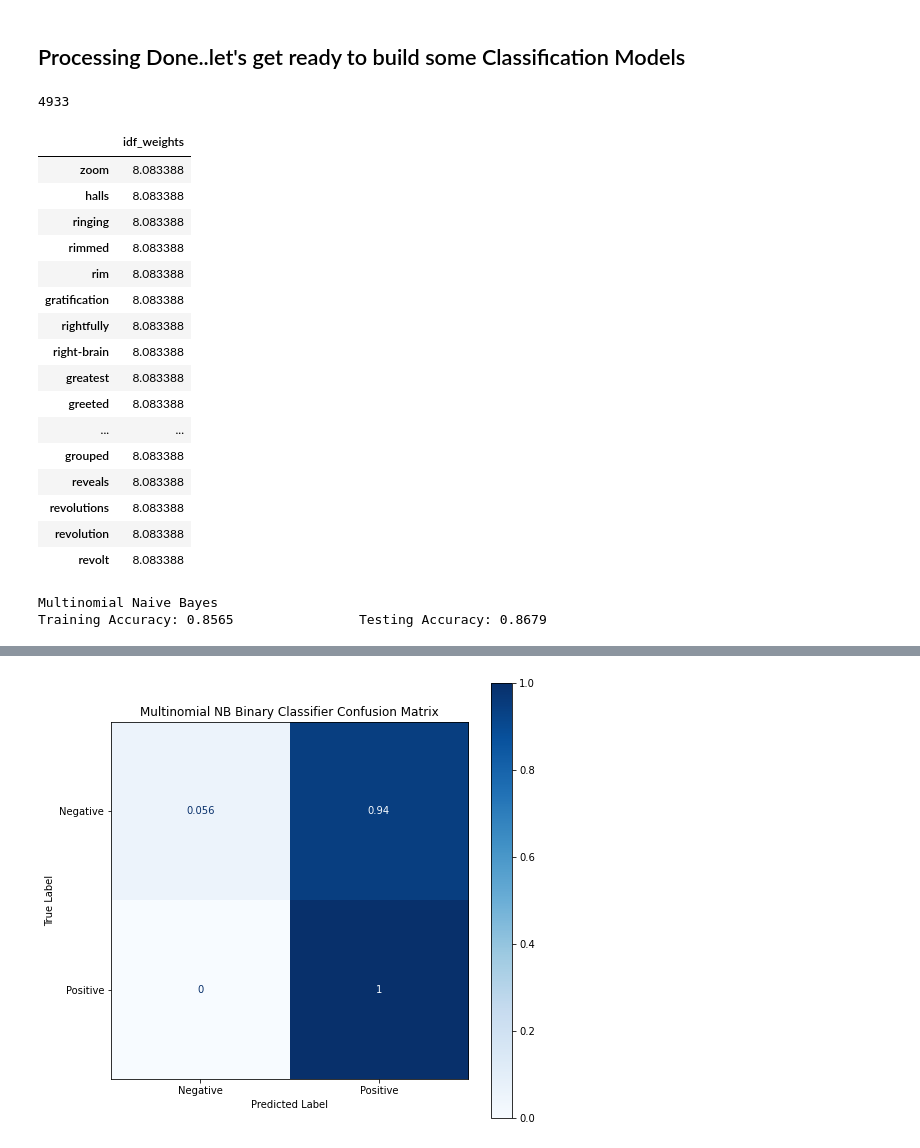
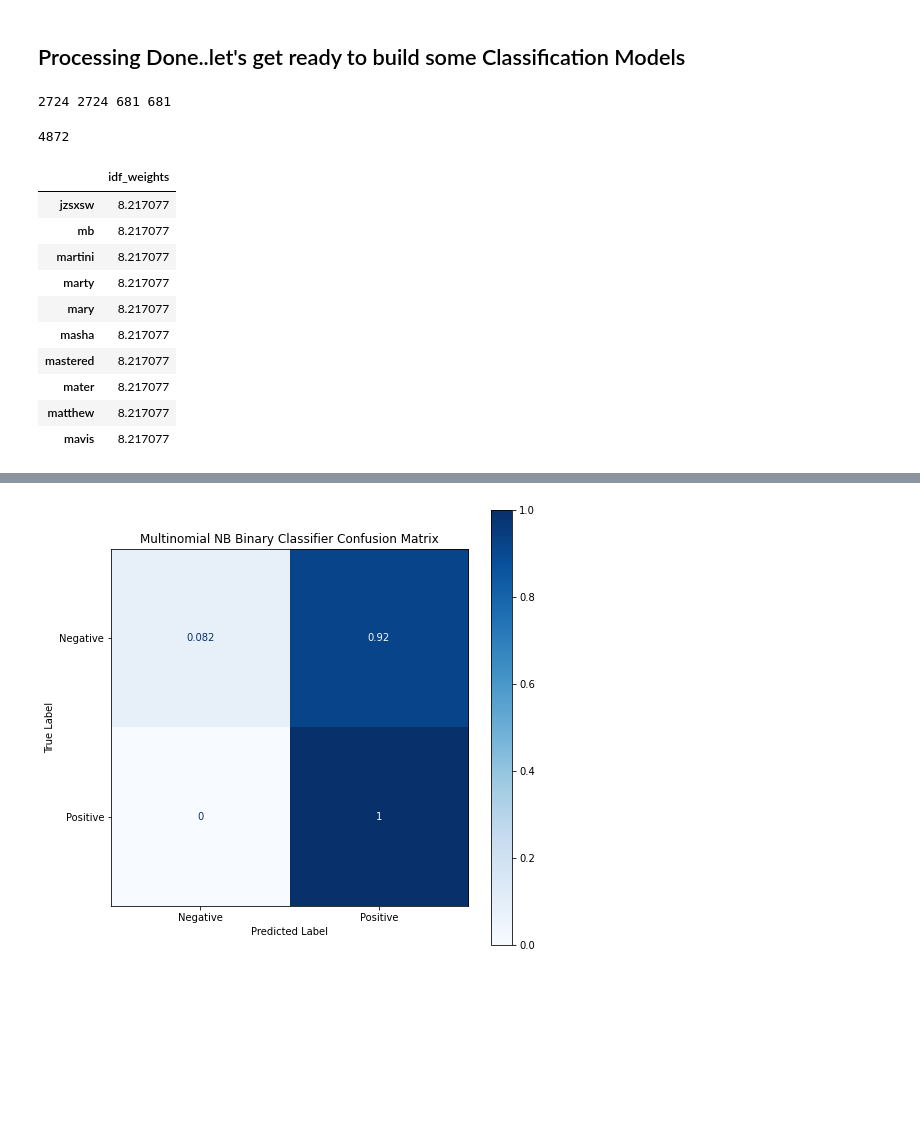
Before and after one commit to lspope/dsc-phase-4-project, a Jupyter notebook: notebooks/modeling.ipynb, the cells around one changed output, grey strips where cells are left out. Cells and saved outputs as stored; diff of their text form; code cells hidden in the pictures; blank space fills up the shorter version.

```diff
--- a/notebooks/modeling.ipynb
+++ b/notebooks/modeling.ipynb
@@ -239,50 +133,45 @@ Name: tweet_text, dtype: object
 corpus_binary = all_tweets[all_tweets['sentiment'] != 'Neutral']['tweet_text'].tolist()
 labels_binary = all_tweets[all_tweets['sentiment'] != 'Neutral']['sentiment'].tolist()
 
-train_tweets_binary, test_tweets_binary, train_sentiment_binary, test_sentiment_binary = train_test_split(corpus_binary, labels_binary, test_size=0.3, random_state=42)
+X_train_binary, X_test_binary, y_train_binary, y_test_binary = train_test_split(corpus_binary, labels_binary, test_size=0.2, random_state=42)
+
+print(len(X_train_binary), len(y_train_binary), len(X_test_binary), len(y_test_binary))
+# %% [output]
+2724 2724 681 681
 # %%
 # Text Processing - TF-IDF
 # Use TF_IDF to focus on words that appear heavily in tweets from a given class, but rarely appear in tweets from other class/classes.
 
-
-from sklearn.feature_extraction.text import TfidfVectorizer
-
 # Use tokenzer for tweets and the customized stopwords list
-vectorizer_for_binary = TfidfVectorizer(tokenizer=tokenize_tweet,
+tfidvectorizer_for_binary = TfidfVectorizer(tokenizer=tokenize_lemmatize_tweet,
                                         stop_words=get_social_media_stopwords_list(),
                                         strip_accents='ascii',
                                         decode_error='ignore')
 
 # Fit on TRAIN data
-tf_idf_data_train_binary = vectorizer_for_binary.fit_transform(train_tweets_binary)
+tf_idf_data_train_binary = tfidvectorizer_for_binary.fit_transform(X_train_binary)
 # Creat a vectorized version of the TEST data
-tf_idf_data_test_binary = vectorizer_for_binary.transform(test_tweets_binary)
+tf_idf_data_test_binary = tfidvectorizer_for_binary.transform(X_test_binary)
 # %%
 # TF-IDF - Let's check out the vocab for the ENTIRE corpus of Pos and Neg Tweets...Train and Test
-print(len(vectorizer_for_binary.vocabulary_.keys()))
+print(len(tfidvectorizer_for_binary.vocabulary_.keys()))
 # %% [output]
-4933
+4872
 # %%
 # Let's see what terms were important
 # print idf values
-df_idf = pd.DataFrame(vectorizer_for_binary.idf_, index=vectorizer_for_binary.get_feature_names(),columns=["idf_weights"])
+df_idf = pd.DataFrame(tfidvectorizer_for_binary.idf_, index=tfidvectorizer_for_binary.get_feature_names(),columns=["idf_weights"])
 
-df_idf.sort_values(by=['idf_weights'], ascending=False)[:50]
+df_idf.sort_values(by=['idf_weights'], ascending=False)[:10]
 # %% [output]
 |  | idf_weights |
-| zoom | 8.083388 |
-| halls | 8.083388 |
-| ringing | 8.083388 |
-| rimmed | 8.083388 |
-| rim | 8.083388 |
-| gratification | 8.083388 |
-| rightfully | 8.083388 |
-| right-brain | 8.083388 |
-| greatest | 8.083388 |
-| greeted | 8.083388 |
-| ... | ... |
-| grouped | 8.083388 |
-| reveals | 8.083388 |
-| revolutions | 8.083388 |
-| revolution | 8.083388 |
-| revolt | 8.083388 |
+| jzsxsw | 8.217077 |
+| mb | 8.217077 |
+| martini | 8.217077 |
+| marty | 8.217077 |
+| mary | 8.217077 |
+| masha | 8.217077 |
+| mastered | 8.217077 |
+| mater | 8.217077 |
+| matthew | 8.217077 |
+| mavis | 8.217077 |
@@ -298,8 +177,0 @@ nb_test_preds_binary = nb_classifier_binary.predict(tf_idf_data_test_binary)
-# %%
-nb_binary_train_score = accuracy_score(train_sentiment_binary, nb_train_preds_binary)
-nb_binary_test_score = accuracy_score(test_sentiment_binary, nb_test_preds_binary)
-print("Multinomial Naive Bayes")
-print("Training Accuracy: {:.4} \t\t Testing Accuracy: {:.4}".format(nb_binary_train_score, nb_binary_test_score))
-# %% [output]
-Multinomial Naive Bayes
-Training Accuracy: 0.8565                Testing Accuracy: 0.8679
```
Also changed, not shown: parts of 34 cells of this notebook, 2 other files.
